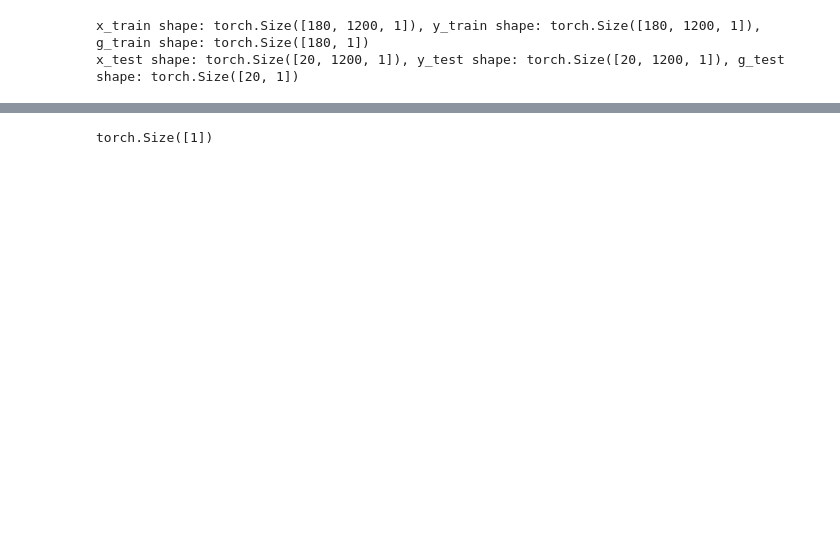
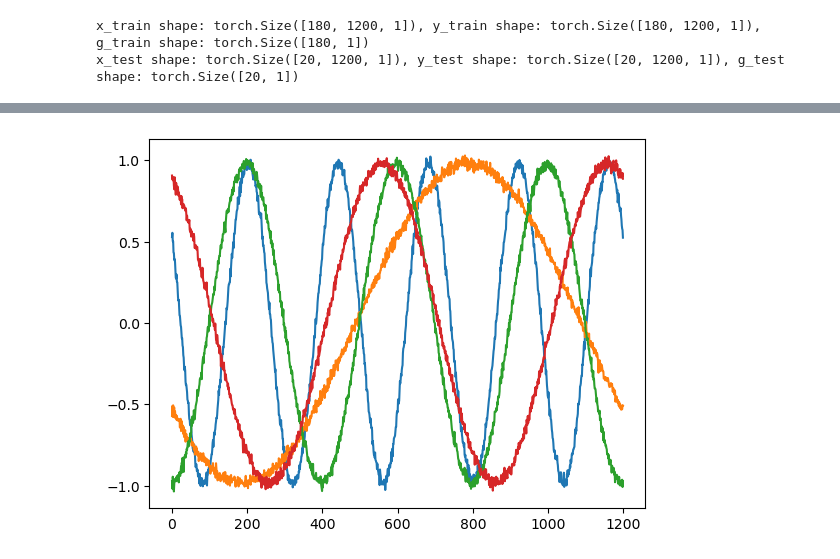
Before and after one commit to yildirimyigit/pemp, a Jupyter notebook: mindchange/bare_pe_promp_gmm_with_freq.ipynb, the cells around one changed output, grey strips where cells are left out. Saved outputs shown, nothing was run; the diff lists cells and outputs as text; code cells hidden in the pictures; blank space fills up the shorter version.

Commit message:
minor but important

```diff
--- a/mindchange/bare_pe_promp_gmm_with_freq.ipynb
+++ b/mindchange/bare_pe_promp_gmm_with_freq.ipynb
@@ -48,8 +66,8 @@ pe = generate_positional_encoding(t_steps, dpe)
 # %%
 batch_size = 20
 
-enc_dims = [128,128]
-dec_dims = [128,128]
+enc_dims = [256,256]
+dec_dims = [256,256]
 
 m0_ = CNMP(input_dim=dx+dg, output_dim=dy, n_max=n_max, m_max=m_max, encoder_hidden_dims=enc_dims, decoder_hidden_dims=dec_dims, batch_size=batch_size, device=device)
 opt0 = torch.optim.Adam(lr=3e-4, params=m0_.parameters())
@@ -181,7 +199,7 @@ import os
 
 
 timestamp = int(time.time())
-root_folder = f'../outputs/comparison/mind_change/freq/bare_pe/{str(timestamp)}/'
+root_folder = f'../outputs/comparison/mind_change/freq/bare_pe_promp_gmm/{str(timestamp)}/'
 
 if not os.path.exists(root_folder):
     os.makedirs(root_folder)
@@ -193,21 +211,30 @@ img_folder = f'{root_folder}img/'
 if not os.path.exists(img_folder):
     os.makedirs(img_folder)
 
+torch.save(x_train, f'{root_folder}x.pt')
 torch.save(y_train, f'{root_folder}y.pt')
+torch.save(g_train, f'{root_folder}g.pt')
+torch.save(x_test, f'{root_folder}x_test.pt')
+torch.save(y_test, f'{root_folder}y_test.pt')
+torch.save(g_test, f'{root_folder}g_test.pt')
+
+with open(f'{root_folder}networks.txt', 'w') as f:
+    f.write(str(m0_) + '\n')
+    f.write(str(m1_) + '\n')
 
 
 epochs = 500_000
 epoch_iter = num_demos // batch_size
 test_epoch_iter = num_test//batch_size
 avg_loss0, avg_loss1 = 0, 0
-loss_report_interval = 500
-test_per_epoch = 1000
+loss_report_interval = 2000
+test_per_epoch = 2000
 min_test_loss0, min_test_loss1 = 1000000, 1000000
 mse_loss = torch.nn.MSELoss()
 
-plot_test = True
+plot_test = False
 
-l0, l1, l2, l3 = [], [], [], []
+l0, l1 = [], []
 
 for epoch in range(epochs):
     epoch_loss0, epoch_loss1 = 0, 0
@@ -263,7 +290,7 @@ for epoch in range(epochs):
 
                     plt.legend(loc='upper left')
                     plt.title(f'Epoch: {epoch}', fontsize=20)
-                    plt.savefig(f'{img_folder}{epoch}_{test_traj_ids[j][k]}_ph.png')
+                    plt.savefig(f'{img_folder}{epoch}_{test_traj_ids[j][k]}_pe.png')
                     plt.clf()
 
 
@@ -320,8 +344,11 @@ Compile with `TORCH_USE_CUDA_DSA` to enable device-side assertions.
-# %%
-# last_obs_vals.shape
-test_obs0[k, current_n, dx:].shape
-# %% [output]
-torch.Size([1])
 # %%
 torch.save(l0, f'{root_folder}losses_bare.pt')
 torch.save(l1, f'{root_folder}losses_pe.pt')
+# %%
+import matplotlib.pyplot as plt
+
+# plot y_train
+for i in range(0, num_demos, 45):
+    plt.plot(y_train[i].cpu().numpy())
+# %% [output]
+[figure, added]
```
Also changed, not shown: parts of 9 cells of this notebook.
